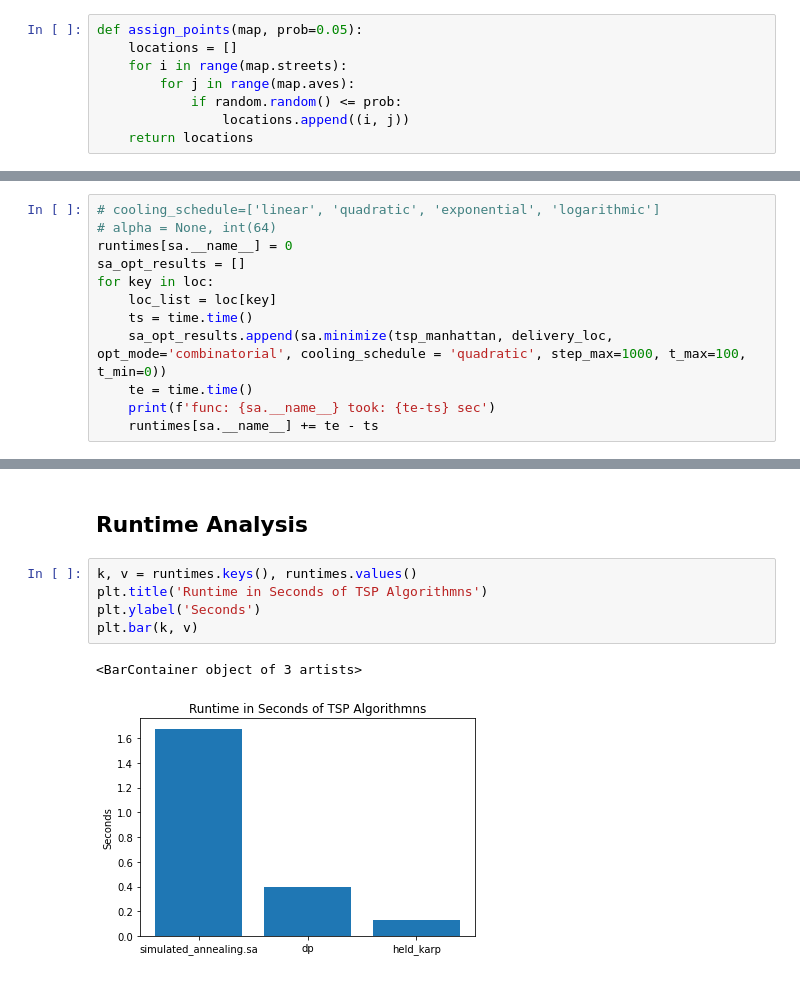
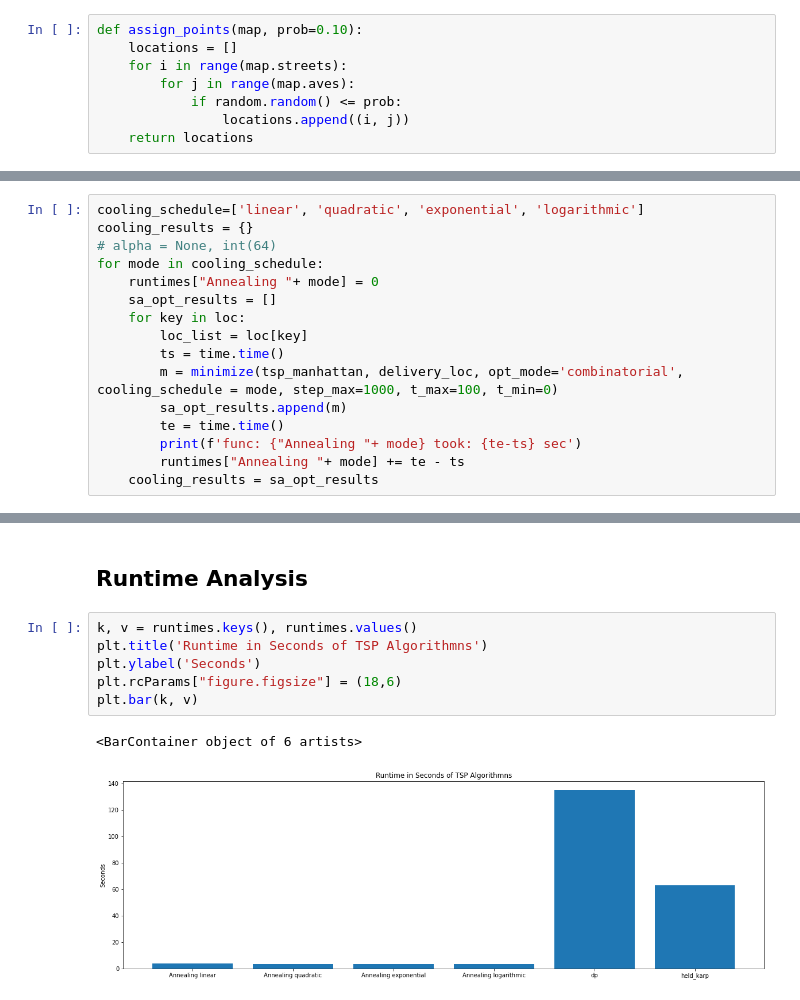
Before and after one commit to e10-atp/TSP-McDonalds, a Jupyter notebook: mcd.ipynb, the cells around one changed output, grey strips where cells are left out. Drawn from its saved outputs; the diff is of its cells as text.

```diff
--- a/mcd.ipynb
+++ b/mcd.ipynb
@@ -151,7 +151,7 @@ display(c) #jupyter command
 # %%
 c.save('manhattanmcd.png', format=None)
 # %%
-def assign_points(map, prob=0.05):
+def assign_points(map, prob=0.10):
     locations = []
     for i in range(map.streets):
         for j in range(map.aves):
@@ -237,13 +415,17 @@ tsp_manhattan(delivery_loc)
 # %%
-# cooling_schedule=['linear', 'quadratic', 'exponential', 'logarithmic']
+cooling_schedule=['linear', 'quadratic', 'exponential', 'logarithmic']
+cooling_results = {}
 # alpha = None, int(64)
-runtimes[sa.__name__] = 0
-sa_opt_results = []
-for key in loc:
-    loc_list = loc[key]
-    ts = time.time()
-    sa_opt_results.append(sa.minimize(tsp_manhattan, delivery_loc, opt_mode='combinatorial', cooling_schedule = 'quadratic', step_max=1000, t_max=100, t_min=0))
-    te = time.time()
-    print(f'func: {sa.__name__} took: {te-ts} sec')
-    runtimes[sa.__name__] += te - ts
+for mode in cooling_schedule:
+    runtimes["Annealing "+ mode] = 0
+    sa_opt_results = []
+    for key in loc:
+        loc_list = loc[key]
+        ts = time.time()
+        m = minimize(tsp_manhattan, delivery_loc, opt_mode='combinatorial', cooling_schedule = mode, step_max=1000, t_max=100, t_min=0)
+        sa_opt_results.append(m)
+        te = time.time()
+        print(f'func: {"Annealing "+ mode} took: {te-ts} sec')
+        runtimes["Annealing "+ mode] += te - ts
+    cooling_results = sa_opt_results
 # %% [output]
@@ -488,8 +666,9 @@ func: held_karp took: 0.0 sec
 # %%
 k, v = runtimes.keys(), runtimes.values()
 plt.title('Runtime in Seconds of TSP Algorithmns')
 plt.ylabel('Seconds')
+plt.rcParams["figure.figsize"] = (18,6)
 plt.bar(k, v)
 # %% [output]
-<BarContainer object of 3 artists>
+<BarContainer object of 6 artists>
-[figure, old version]
+[figure, new version]
```
Also changed, not shown: parts of 15 cells of this notebook.
